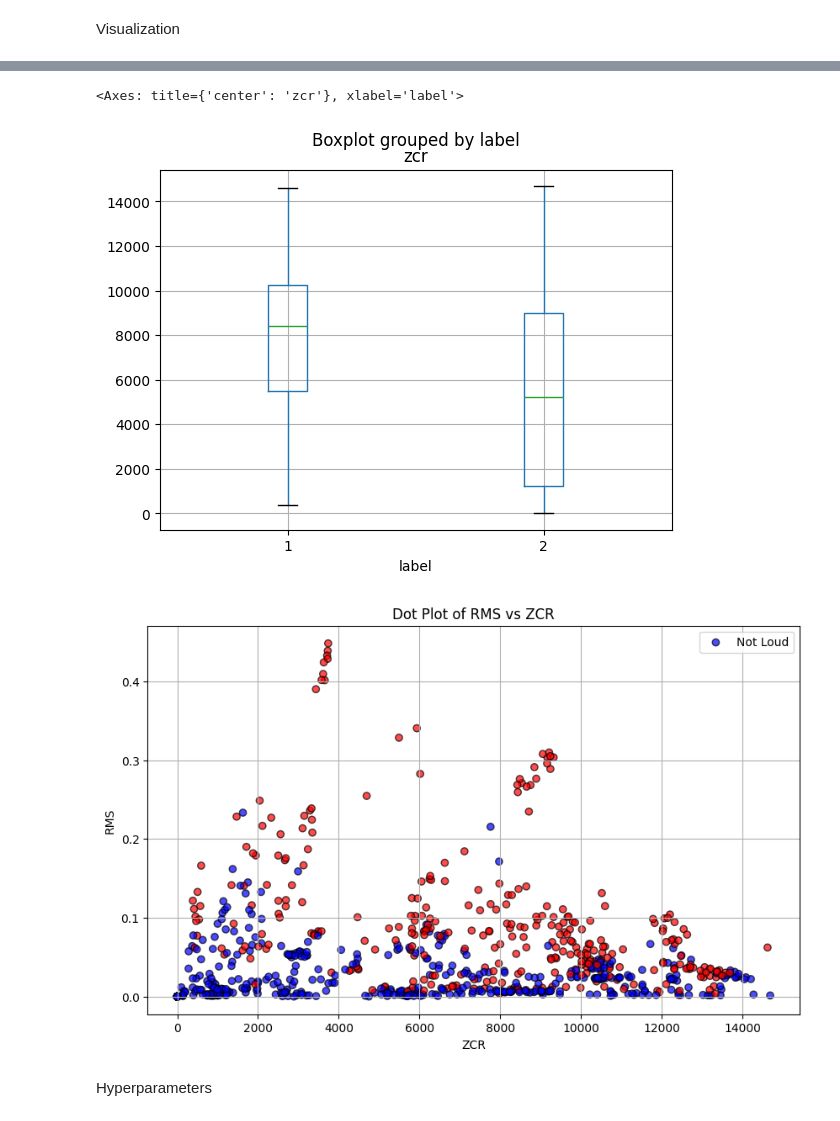
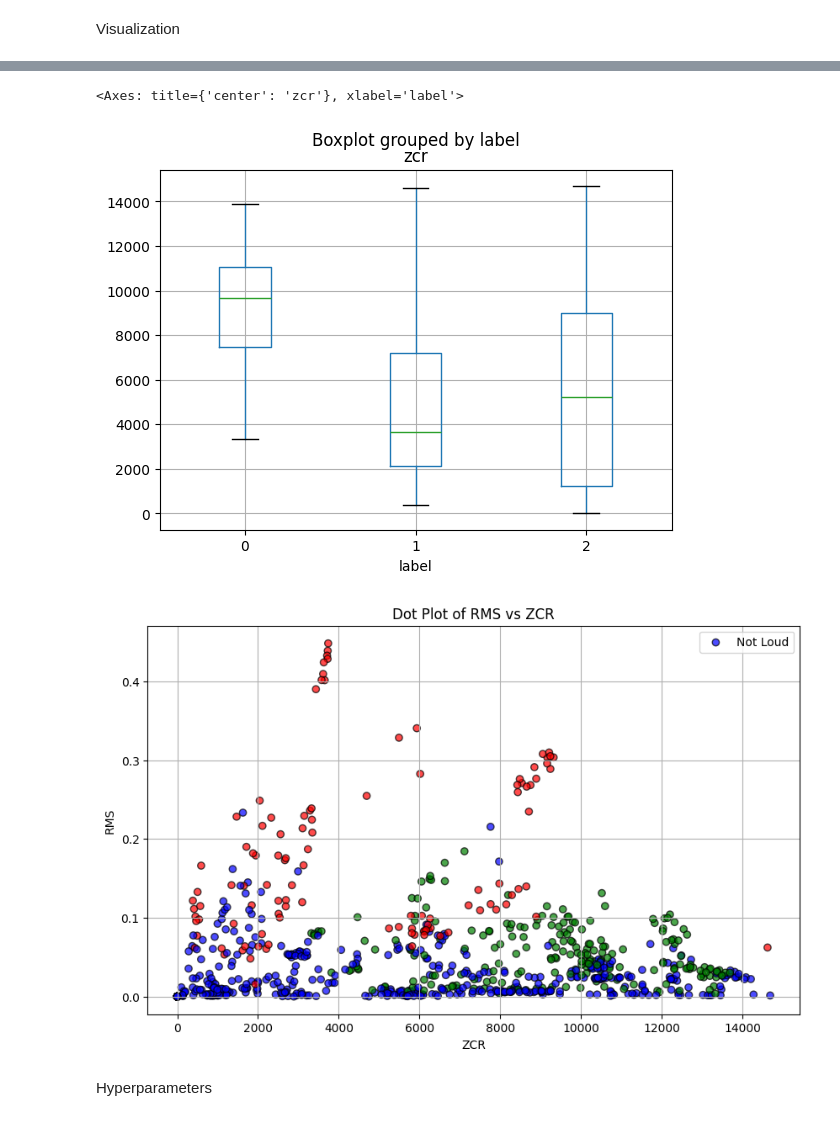
Before and after one commit to FathanAM0/Dasar-Kecerdasan-Artificial_Tugas-Besar, a Jupyter notebook: code_3-Fuzzy.ipynb, the cells around one changed output, grey strips where cells are left out. Cells and saved outputs as stored; diff of their text form; code cells hidden in the pictures.

```diff
--- a/code_3-Fuzzy.ipynb
+++ b/code_3-Fuzzy.ipynb
@@ -37,7 +37,7 @@ Normalisasi, Split, dan Batching
 # %%
 X = [[data[3], data[4]] for data in dataset]
 original_labels = [int(data[2]) for data in dataset]
-y = [1 if label in (0, 1) else 2 for label in original_labels]
+y = [label for label in original_labels]
 # %%
 X_train, X_test, y_train, y_test = train_test_split(X, y, test_size=0.2, random_state=RANDOM_STATE, stratify=y)
 X_test, X_val, y_test, y_val = train_test_split(X_test, y_test, test_size=0.5, random_state=RANDOM_STATE, stratify=y_test)
@@ -92,20 +97,20 @@ df_raw.boxplot(column=['rms'], by='label')
 df_raw.boxplot(column=['zcr'], by='label')
 # %% [output]
 <Axes: title={'center': 'zcr'}, xlabel='label'>
-[figure, old version]
+[figure, new version]
 # %%
-colors = df_raw['label'].map({2: 'blue', 1: 'red'})
+colors = df_raw['label'].map({2: 'blue', 1: 'red', 0:'green'})
 
 plt.figure(figsize=(10, 6))
 plt.scatter(df_raw['zcr'], df_raw['rms'], c=colors, alpha=0.7, edgecolors='k')
 plt.xlabel('ZCR')
 plt.ylabel('RMS')
 plt.title('Dot Plot of RMS vs ZCR')
 plt.grid(True)
 plt.legend(labels=['Not Loud', 'Loud'])
 plt.show()
 # %% [output]
-[figure, old version]
+[figure, new version]
 # %% [markdown]
 Hyperparameters
 # %%
```
Also changed, not shown: parts of 9 cells of this notebook, 2 other files.
